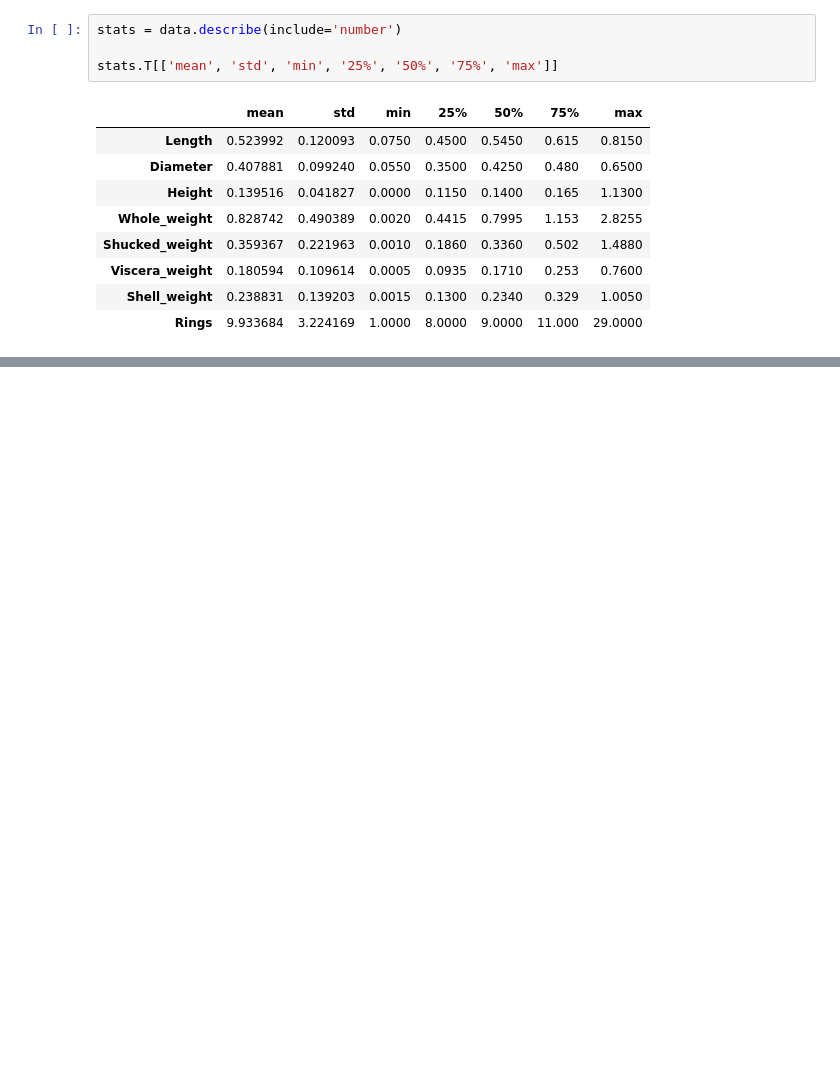
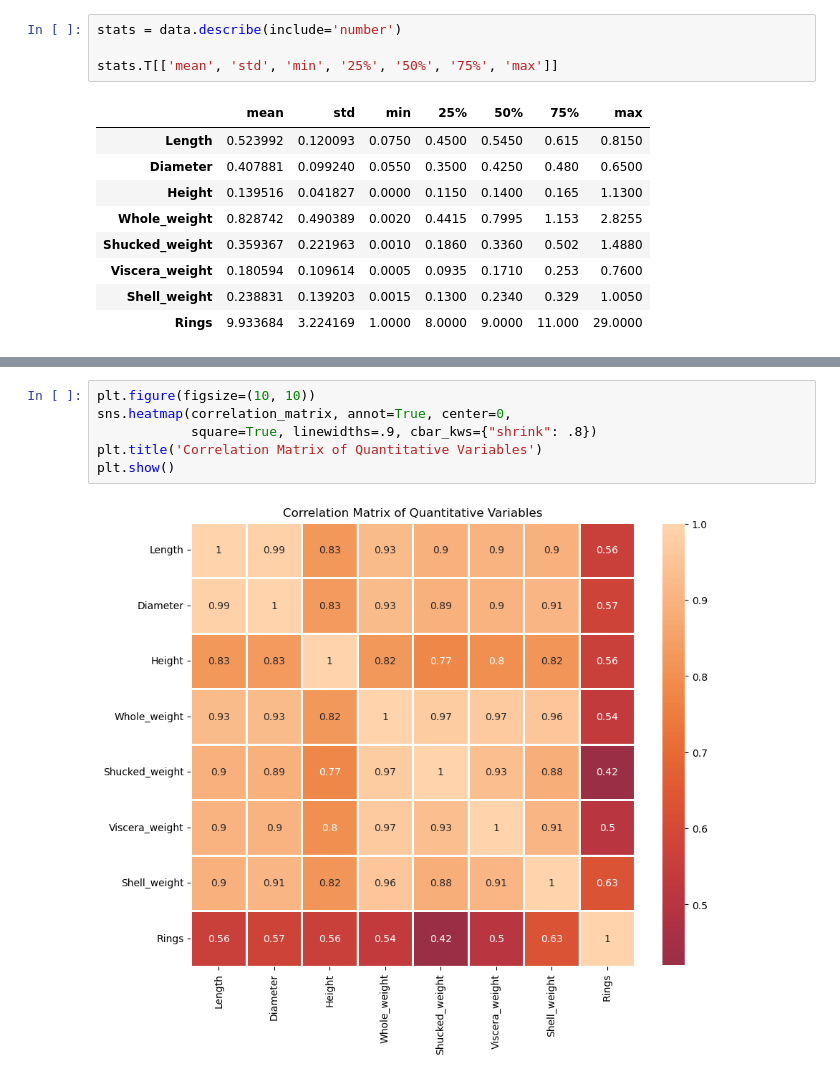
Before and after one commit to EmelusP/PIP, a Jupyter notebook: PIP_Task1/Task1.ipynb, the cells around one changed output, grey strips where cells are left out. Saved outputs shown, nothing was run; the diff lists cells and outputs as text; blank space fills up the shorter version.

```diff
--- a/PIP_Task1/Task1.ipynb
+++ b/PIP_Task1/Task1.ipynb
@@ -117,3 +117,11 @@ correlation_matrix
 | Viscera_weight | 0.903018 | 0.899724 | 0.798319 | 0.966375 | 0.931961 | 1.000000 | 0.907656 | 0.503819 |
 | Shell_weight | 0.897706 | 0.905330 | 0.817338 | 0.955355 | 0.882617 | 0.907656 | 1.000000 | 0.627574 |
 | Rings | 0.556720 | 0.574660 | 0.557467 | 0.540390 | 0.420884 | 0.503819 | 0.627574 | 1.000000 |
+# %%
+plt.figure(figsize=(10, 10))
+sns.heatmap(correlation_matrix, annot=True, center=0,
+            square=True, linewidths=.9, cbar_kws={"shrink": .8})
+plt.title('Correlation Matrix of Quantitative Variables')
+plt.show()
+# %% [output]
+[figure, added]
```
Also changed, not shown: parts of 4 cells of this notebook, 1 other file.
